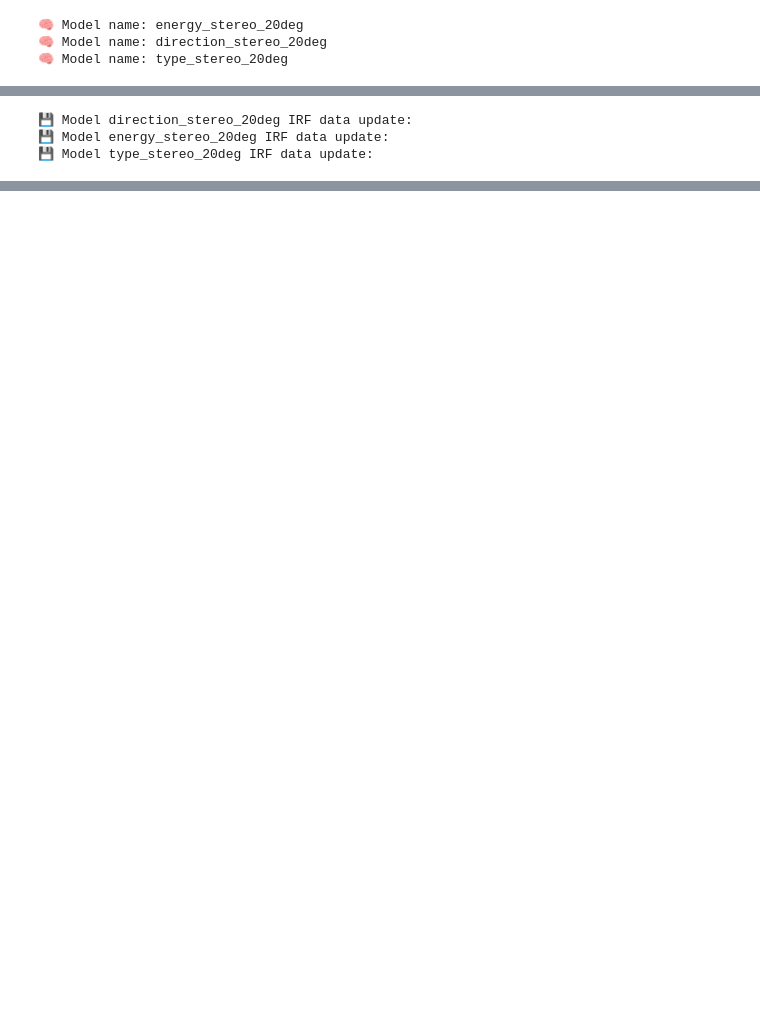
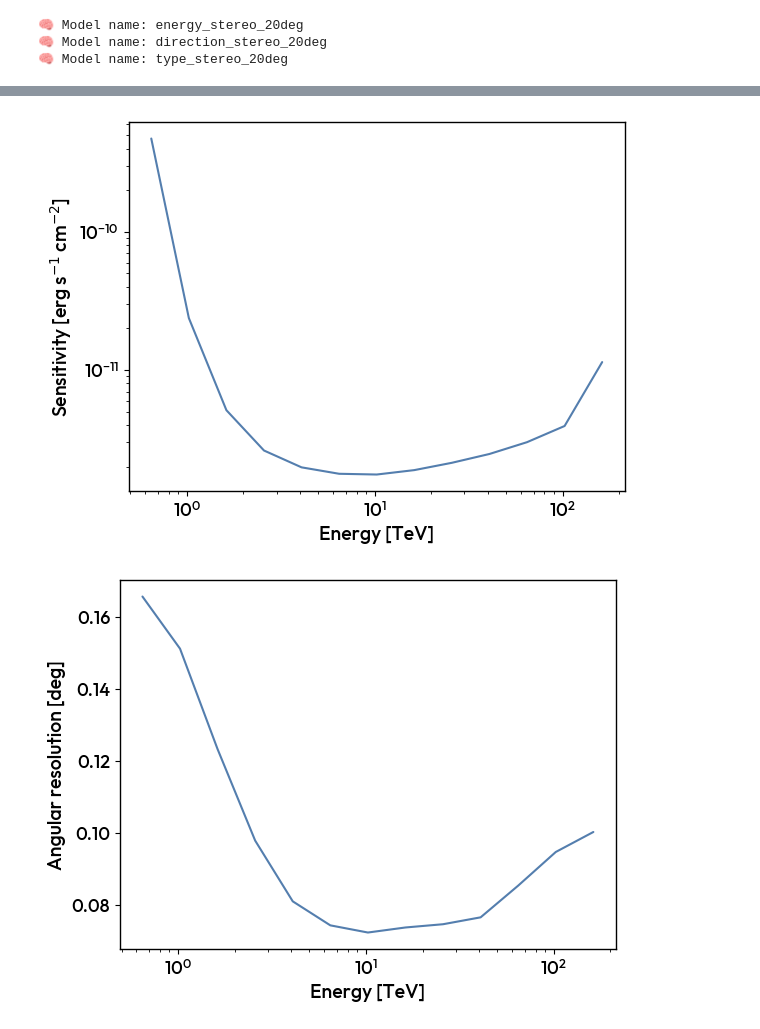
Before and after one commit to BastienLacave/CTLearn-Manager, a Jupyter notebook: notebooks/6_Make_IRFs.ipynb, the cells around one changed output, grey strips where cells are left out. Drawn from its saved outputs; the diff is of its cells as text; code cells hidden in the pictures; blank space fills up the shorter version.

```diff
--- a/notebooks/6_Make_IRFs.ipynb
+++ b/notebooks/6_Make_IRFs.ipynb
@@ -38,6 +88,3 @@ config = "/home/blacave/CTLearn/Software/CTLearn-Manager/src/ctlearn_manager/res
 # %%
-Stereo_Tri_Model.produce_irfs(20, 0)
+Stereo_Tri_Model.plot_benchmark(20, 0)
 # %% [output]
-💾 Model direction_stereo_20deg IRF data update:
-💾 Model energy_stereo_20deg IRF data update:
-💾 Model type_stereo_20deg IRF data update:
@@ -60,0 +91,2 @@ Stereo_Tri_Model.produce_irfs(20, 0)
+[figure, added]
+[figure, added]
```
Also changed, not shown: parts of 10 cells of this notebook, 6 other files.
